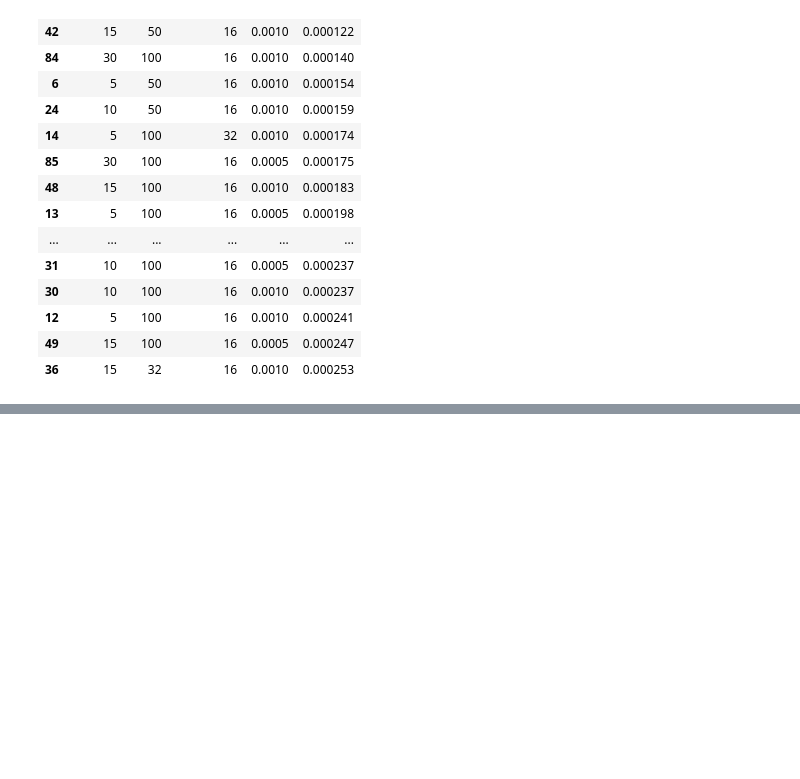
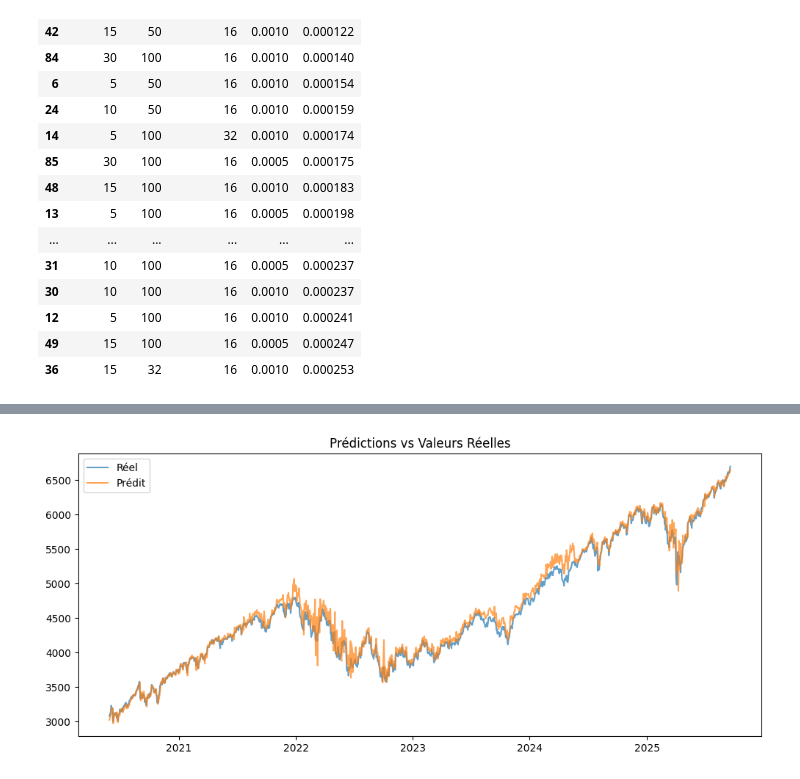
Before and after one commit to Alazuz/bigdata_project, a Jupyter notebook: lstm.ipynb, the cells around one changed output, grey strips where cells are left out. Cells and saved outputs as stored; diff of their text form; code cells hidden in the pictures; blank space fills up the shorter version.

```diff
--- a/lstm.ipynb
+++ b/lstm.ipynb
@@ -873,0 +7901,10 @@ pd.DataFrame(index=df.index, columns=['prediction', 'cible'])
+# %%
+dd3 = predictions_df.copy()
+plt.figure(figsize=(12,5))
+plt.plot(dd3.index, dd3['cible'], label='Réel', alpha=0.7)
+plt.plot(dd3.index, dd3['prediction'], label='Prédit', alpha=0.7)
+plt.legend()
+plt.title('Prédictions vs Valeurs Réelles')
+plt.show()
+# %% [output]
+[figure, added]
```
Also changed, not shown: parts of 29 cells of this notebook, 5 other files.
